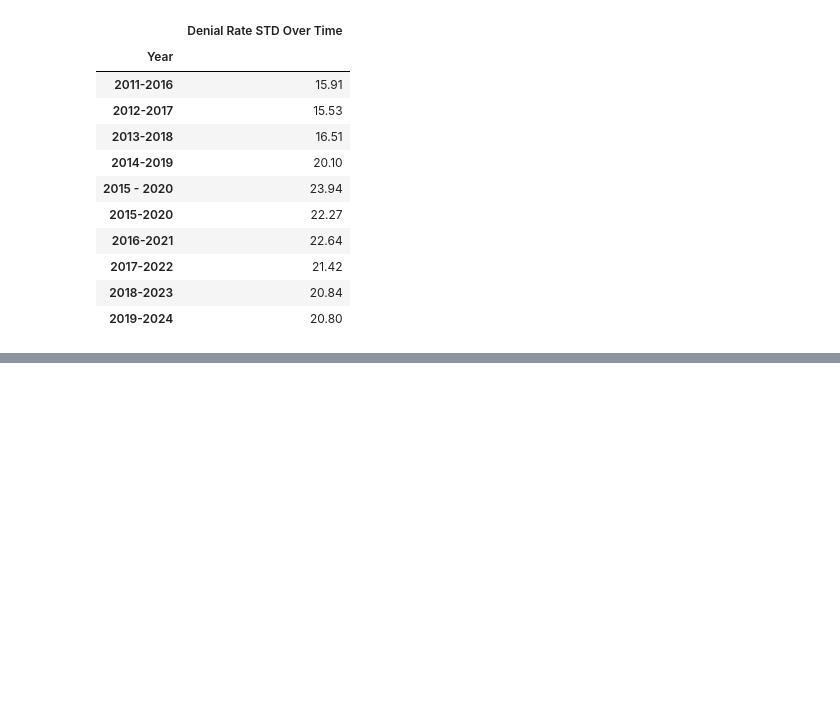
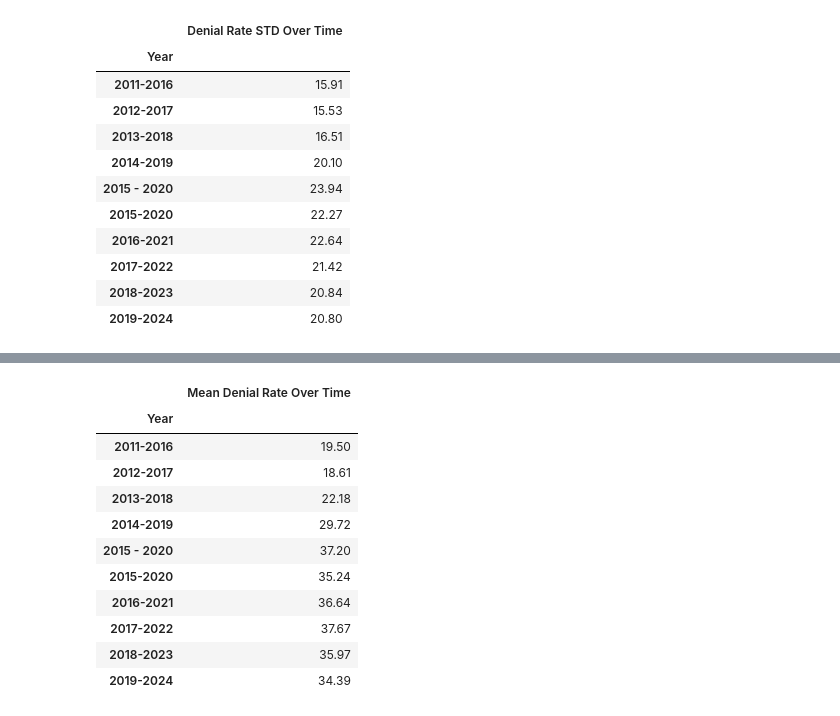
Before and after one commit to mschuettler7/FinalProject2, a Jupyter notebook: Schuettler_FinalProject_Judges.ipynb, the cells around one changed output, grey strips where cells are left out. Drawn from its saved outputs; the diff is of its cells as text; code cells hidden in the pictures; blank space fills up the shorter version.

```diff
--- a/Schuettler_FinalProject_Judges.ipynb
+++ b/Schuettler_FinalProject_Judges.ipynb
@@ -324,3 +324,6 @@ STD_df
 | 2017-2022 | 21.42 |
 | 2018-2023 | 20.84 |
 | 2019-2024 | 20.80 |
+# %%
+# I'm going to do the same thing for mean denial rates
+Mean_time = df2.groupby('Year ')['% Denied'].mean()
@@ -326,0 +347,16 @@ STD_df
+# %%
+Mean_df = Mean_time.to_frame(name='Mean Denial Rate Over Time')
+Mean_df
+# %% [output]
+|  | Mean Denial Rate Over Time |
+| Year |  |
+| 2011-2016 | 19.50 |
+| 2012-2017 | 18.61 |
+| 2013-2018 | 22.18 |
+| 2014-2019 | 29.72 |
+| 2015 - 2020 | 37.20 |
+| 2015-2020 | 35.24 |
+| 2016-2021 | 36.64 |
+| 2017-2022 | 37.67 |
+| 2018-2023 | 35.97 |
+| 2019-2024 | 34.39 |
```
Also changed, not shown: parts of 2 cells of this notebook.
